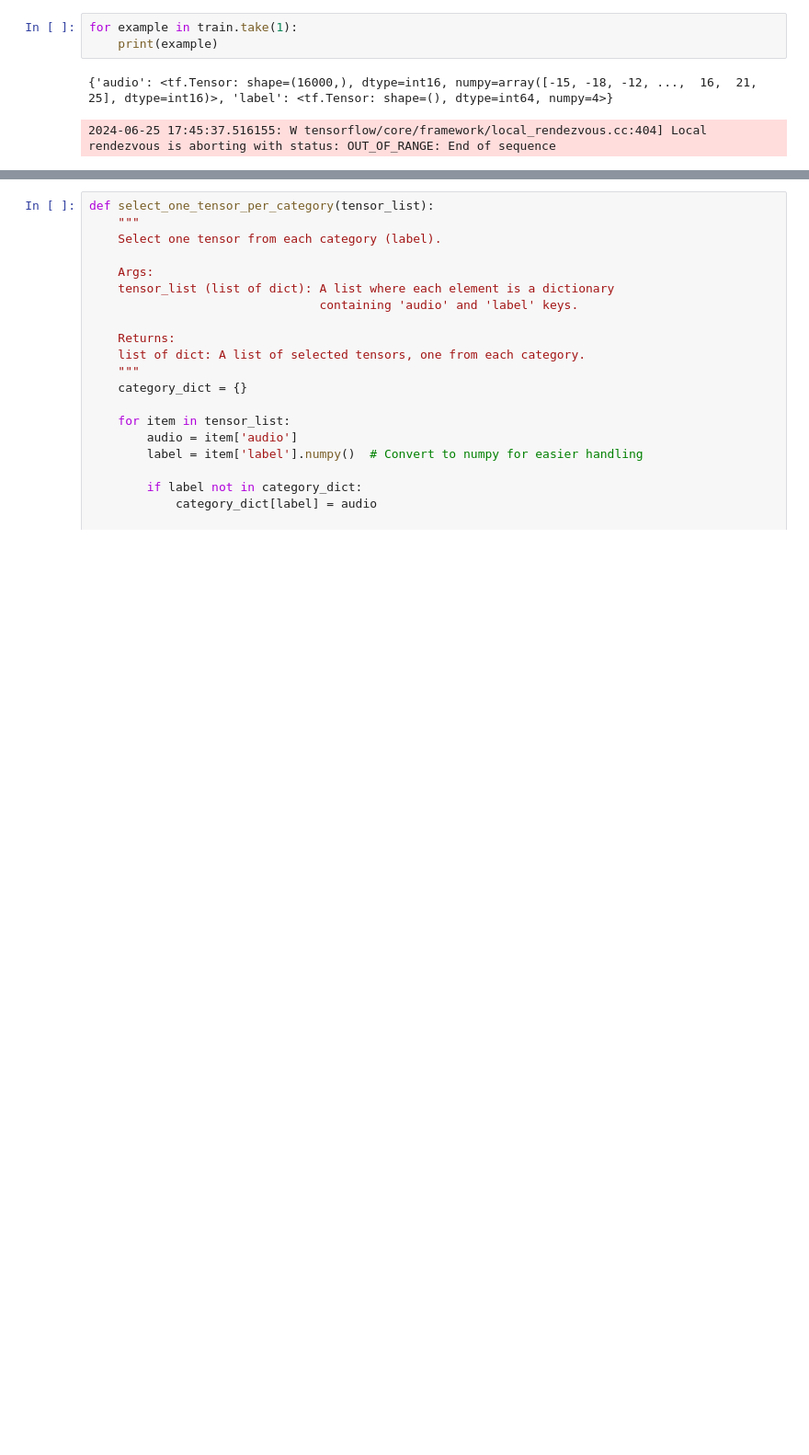
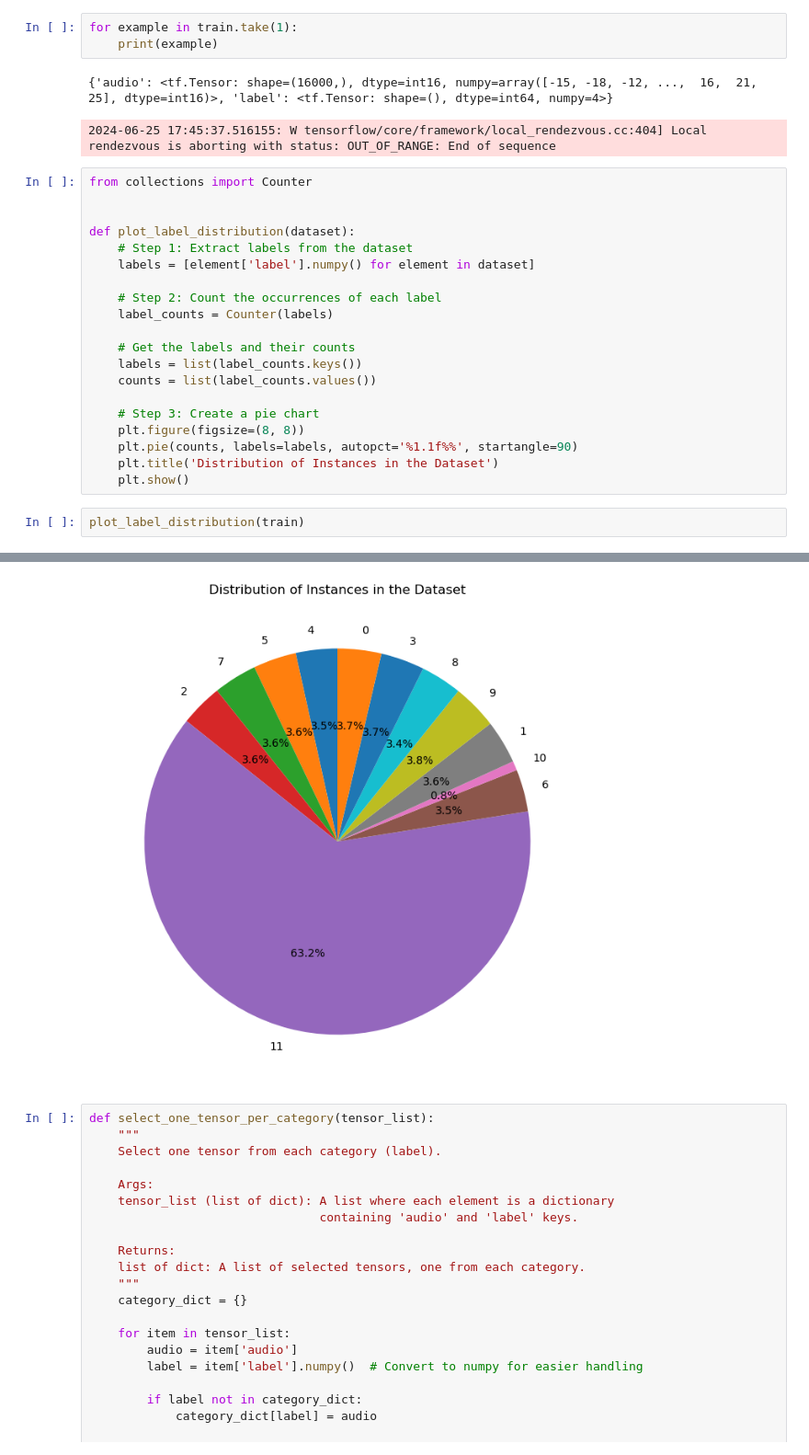
Before and after one commit to almog-sharoni/KWS_Advanced_Computer_Architecture, a Jupyter notebook: visualization.ipynb, the cells around one changed output, grey strips where cells are left out. Shown at 92% size. Cells and saved outputs as stored; diff of their text form; blank space fills up the shorter version.

```diff
--- a/visualization.ipynb
+++ b/visualization.ipynb
@@ -17,3 +21,26 @@ for example in train.take(1):
 # %% [output]
 {'audio': <tf.Tensor: shape=(16000,), dtype=int16, numpy=array([-15, -18, -12, ...,  16,  21,  25], dtype=int16)>, 'label': <tf.Tensor: shape=(), dtype=int64, numpy=4>}
 2024-06-25 17:45:37.516155: W tensorflow/core/framework/local_rendezvous.cc:404] Local rendezvous is aborting with status: OUT_OF_RANGE: End of sequence
+# %%
+from collections import Counter
+
+
+def plot_label_distribution(dataset):
+    # Step 1: Extract labels from the dataset
+    labels = [element['label'].numpy() for element in dataset]
+
+    # Step 2: Count the occurrences of each label
+    label_counts = Counter(labels)
+
+    # Get the labels and their counts
+    labels = list(label_counts.keys())
+    counts = list(label_counts.values())
+
+    # Step 3: Create a pie chart
+    plt.figure(figsize=(8, 8))
+    plt.pie(counts, labels=labels, autopct='%1.1f%%', startangle=90)
+    plt.title('Distribution of Instances in the Dataset')
+    plt.show()
+# %%
+plot_label_distribution(train)
+# %% [output]
@@ -20,3 +48,4 @@ for example in train.take(1):
+[figure, added]
 # %%
 def select_one_tensor_per_category(tensor_list):
     """
```
Also changed, not shown: parts of 2 cells of this notebook, 1 other file.
